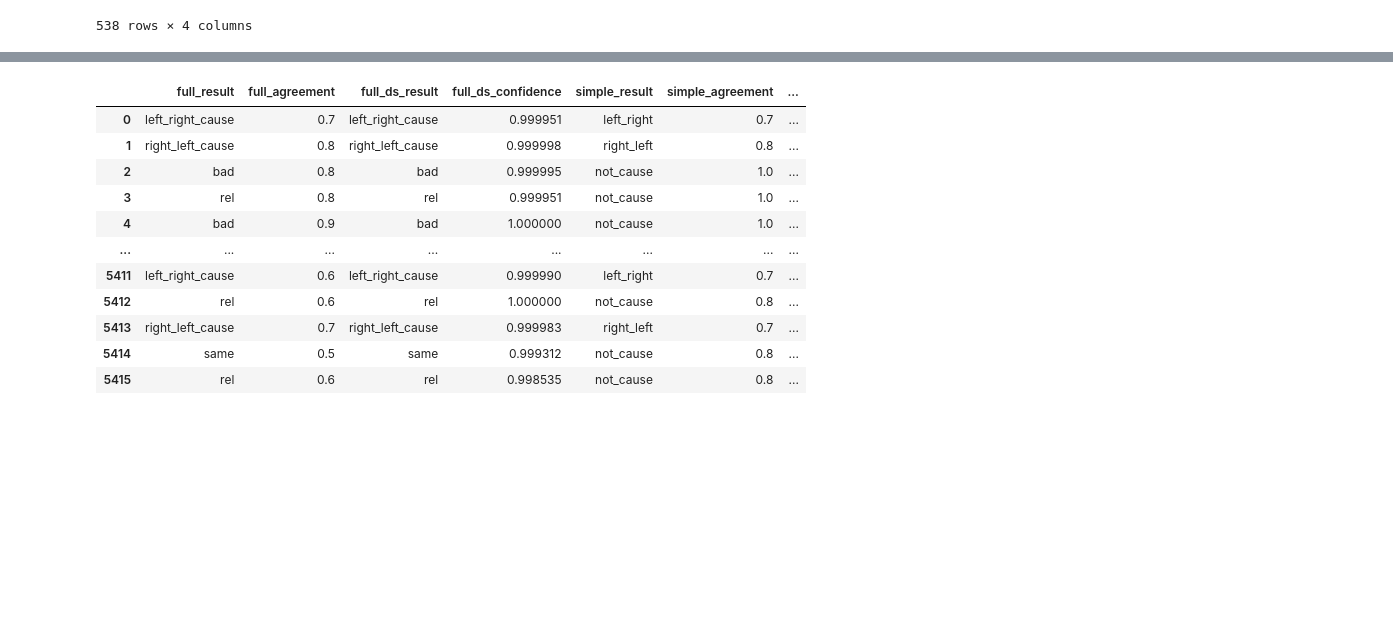
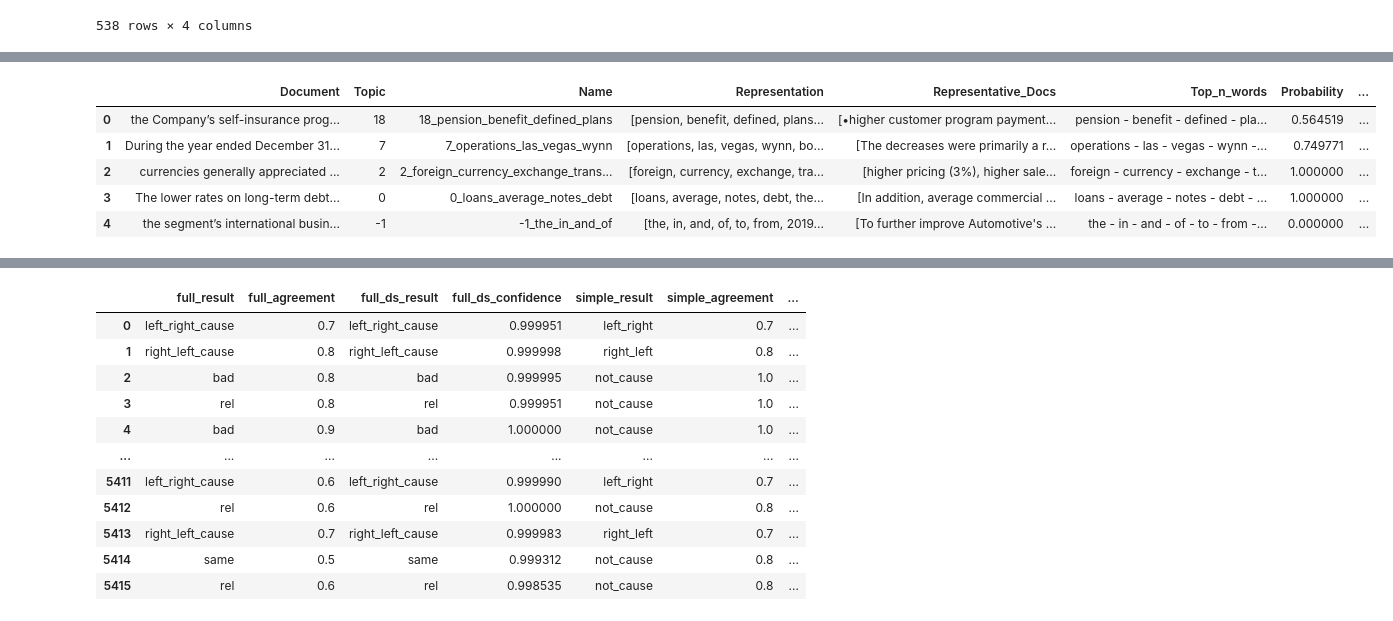
Before and after one commit to GoloMarcos/eCHOLGA, a Jupyter notebook: datasets.ipynb, the cells around one changed output, grey strips where cells are left out. Drawn from its saved outputs; the diff is of its cells as text; code cells hidden in the pictures; blank space fills up the shorter version.

```diff
--- a/datasets.ipynb
+++ b/datasets.ipynb
@@ -45,3 +23,7 @@ len(s)
+# %%
+df[' Text'] = df[' Text'].astype('str')
+df[' Cause'] = df[' Cause'].astype('str')
+df[' Effect'] = df[' Effect'].astype('str')
 # %%
 import random as r
 r.seed(81)
@@ -68,3 +50,5 @@ for i in range(135):
 df = df.drop(columns=['Index'])
 # %%
 df = df.reset_index(drop=True)
+# %%
+s = set(df[' Cause'].astype('str').to_list() + df[' Effect'].astype('str').to_list())
@@ -70,0 +75,17 @@ df = df.reset_index(drop=True)
+# %%
+from bertopic import BERTopic
+
+list_sentencest = list(s)
+
+topic_model = BERTopic()
+topics, probs = topic_model.fit_transform(list_sentencest)
+# %%
+info_topic = topic_model.get_document_info(list_sentencest)
+info_topic.head()
+# %% [output]
+|  | Document | Topic | Name | Representation | Representative_Docs | Top_n_words | Probability | ... |
+| 0 | the Company’s self-insurance prog... | 18 | 18_pension_benefit_defined_plans | [pension, benefit, defined, plans... | [•higher customer program payment... | pension - benefit - defined - pla... | 0.564519 | ... |
+| 1 | During the year ended December 31... | 7 | 7_operations_las_vegas_wynn | [operations, las, vegas, wynn, bo... | [The decreases were primarily a r... | operations - las - vegas - wynn -... | 0.749771 | ... |
+| 2 | currencies generally appreciated ... | 2 | 2_foreign_currency_exchange_trans... | [foreign, currency, exchange, tra... | [higher pricing (3%), higher sale... | foreign - currency - exchange - t... | 1.000000 | ... |
+| 3 | The lower rates on long-term debt... | 0 | 0_loans_average_notes_debt | [loans, average, notes, debt, the... | [In addition, average commercial ... | loans - average - notes - debt - ... | 1.000000 | ... |
+| 4 | the segment’s international busin... | -1 | -1_the_in_and_of | [the, in, and, of, to, from, 2019... | [To further improve Automotive's ... | the - in - and - of - to - from -... | 0.000000 | ... |
```
Also changed, not shown: parts of 23 cells of this notebook, 4 other files.
